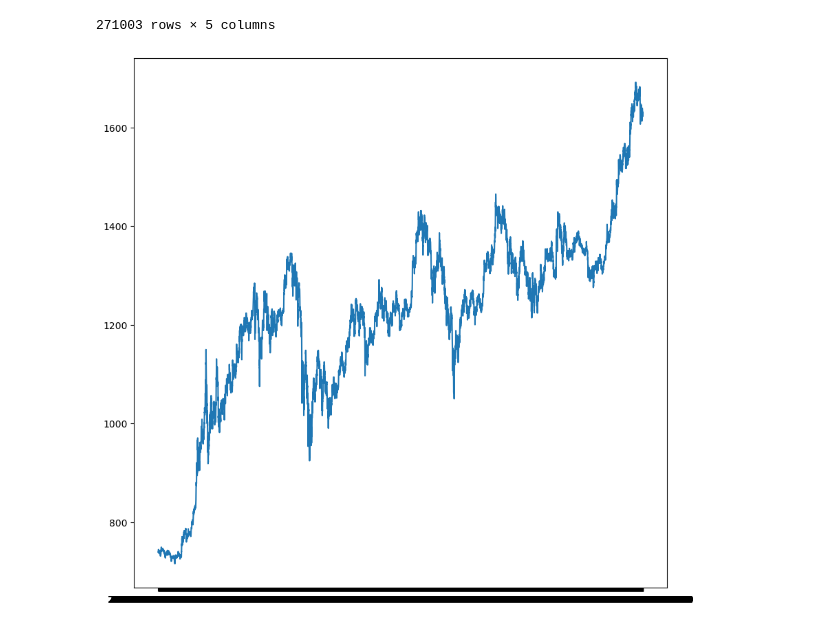
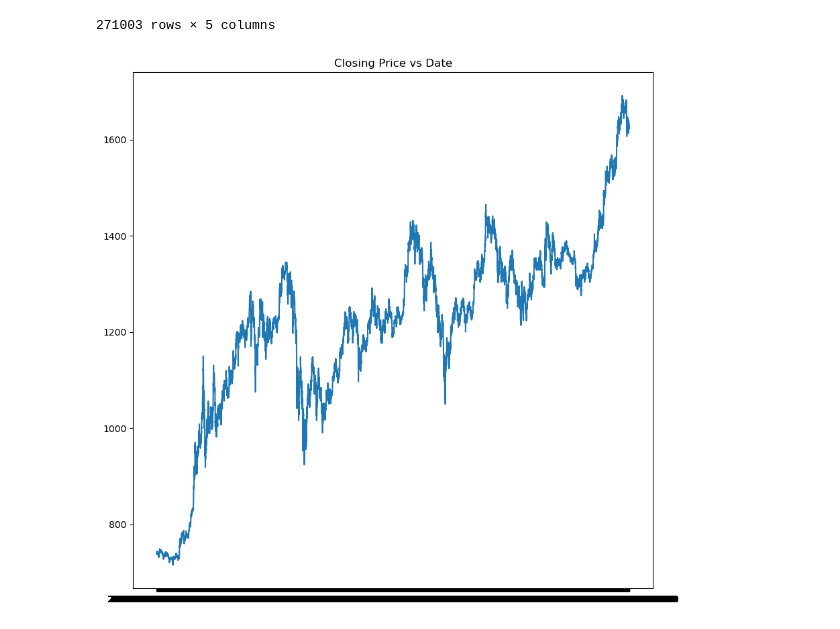
Before and after one commit to Farzad-ES/Crypto-Price-Forecasting, a Jupyter notebook: Time Series Forecaster.ipynb, the cells around one changed output. Saved outputs shown, nothing was run; the diff lists cells and outputs as text; code cells hidden in the pictures.

```diff
--- a/Time Series Forecaster.ipynb
+++ b/Time Series Forecaster.ipynb
@@ -29,7 +30,8 @@ df
 271003 rows × 5 columns
 # %%
 plt.figure(figsize=(10,10))
+plt.title("Closing Price vs Date")
 plt.plot(df['close'][0:10000])
 plt.show()
 # %% [output]
-[figure, old version]
+[figure, new version]
```
Also changed, not shown: parts of 8 cells of this notebook.
